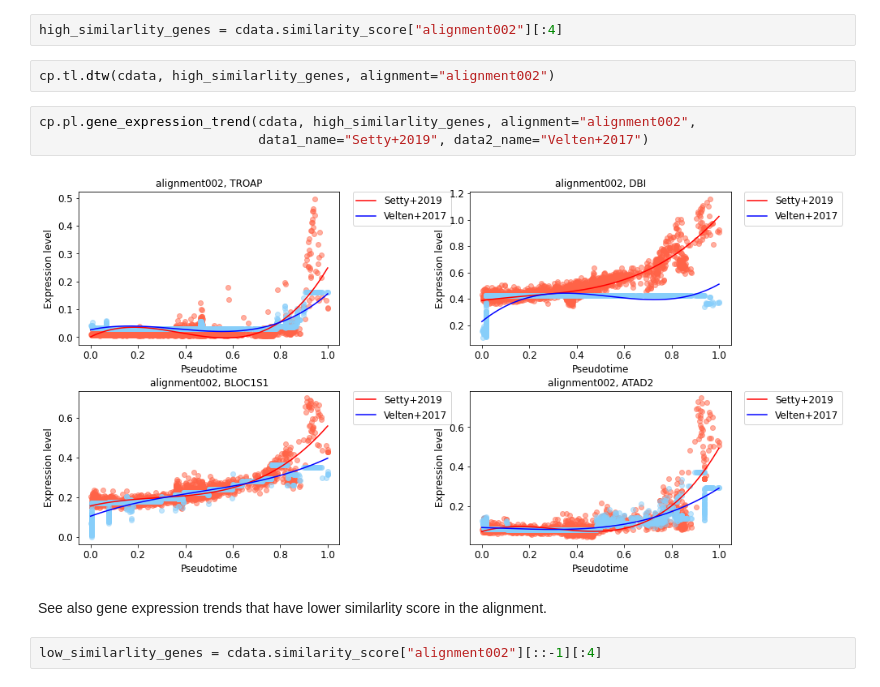
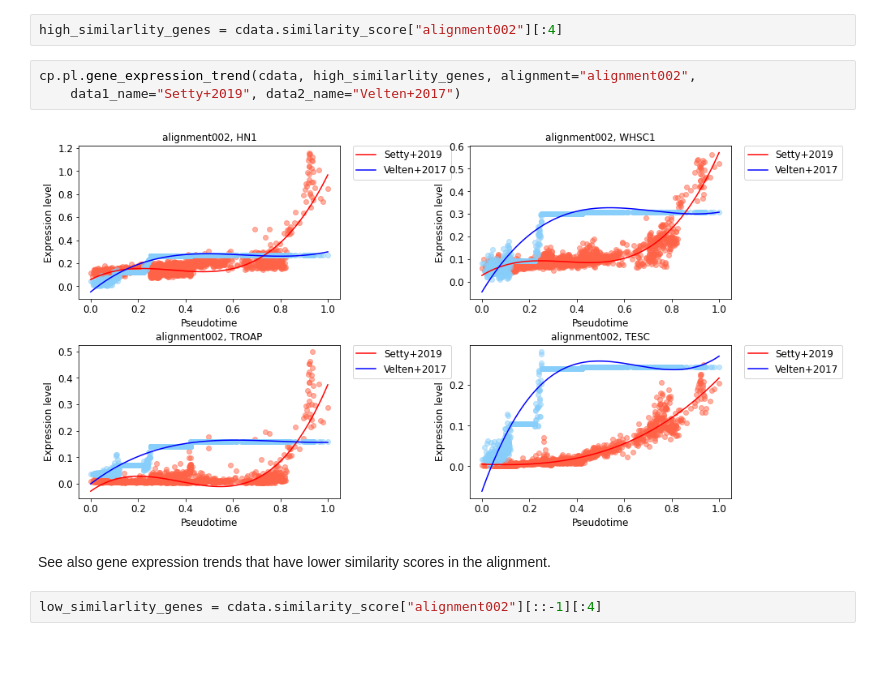
Before and after one commit to ykat0/capital, a Jupyter notebook: docs/tutorials/capital_tutorial.ipynb, the cells around one changed output. Drawn from its saved outputs; the diff is of its cells as text; blank space fills up the shorter version.

```diff
--- a/docs/tutorials/capital_tutorial.ipynb
+++ b/docs/tutorials/capital_tutorial.ipynb
@@ -205,14 +210,12 @@ See gene expression trends that have similar trends in the alignment.
 # %%
 high_similarlity_genes = cdata.similarity_score["alignment002"][:4]
 # %%
-cp.tl.dtw(cdata, high_similarlity_genes, alignment="alignment002")
+cp.pl.gene_expression_trend(cdata, high_similarlity_genes, alignment="alignment002",
+    data1_name="Setty+2019", data2_name="Velten+2017")
+# %% [output]
+[figure, added]
-# %%
-cp.pl.gene_expression_trend(cdata, high_similarlity_genes, alignment="alignment002",
-                            data1_name="Setty+2019", data2_name="Velten+2017")
-# %% [output]
-[figure, removed]
 # %% [markdown]
-See also gene expression trends that have lower similarlity score in the alignment.
+See also gene expression trends that have lower similarity scores in the alignment.
 # %%
 low_similarlity_genes = cdata.similarity_score["alignment002"][::-1][:4]
 # %%
```
Also changed, not shown: parts of 25 cells of this notebook.
